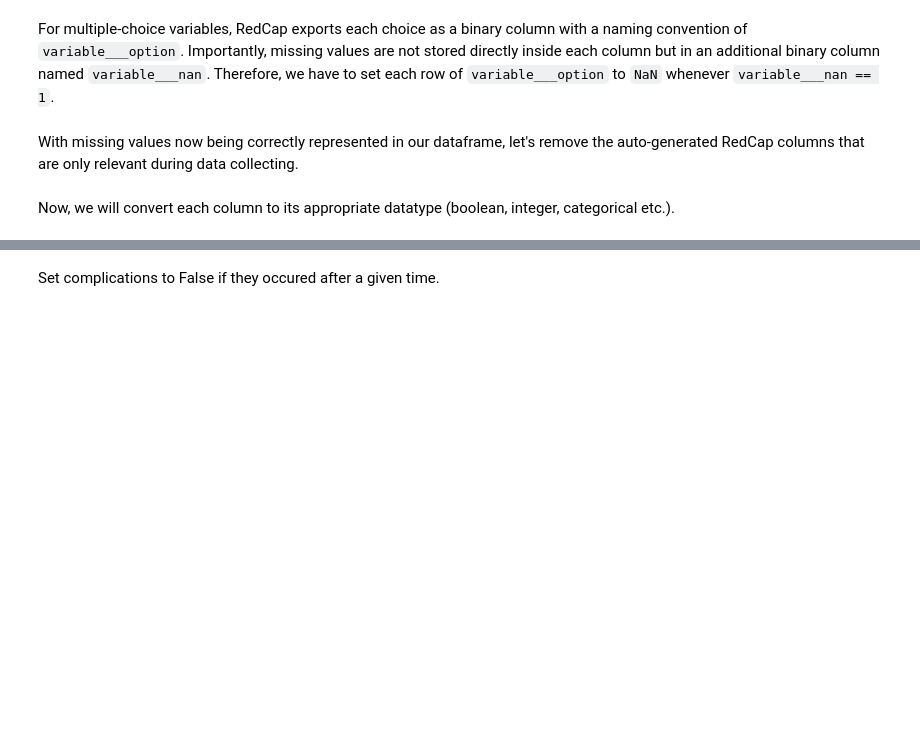
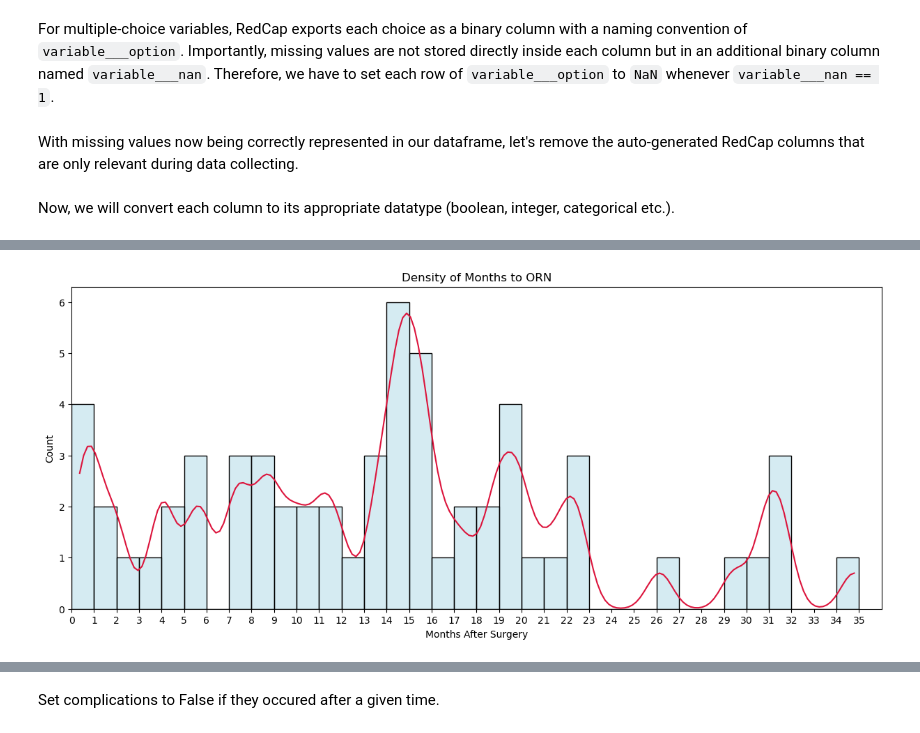
Before and after one commit to philipp-lampert/mymandible, a Jupyter notebook: data_science/01_data_preparation.ipynb, the cells around one changed output, grey strips where cells are left out. Drawn from its saved outputs; the diff is of its cells as text; code cells hidden in the pictures; blank space fills up the shorter version.

```diff
--- a/data_science/01_data_preparation.ipynb
+++ b/data_science/01_data_preparation.ipynb
@@ -82,0 +141,16 @@ for column in df.columns:
+# %%
+orn_mask = ((df['complication___bone_exposure'] & df['radiotherapy___post_surgery']) | df['complication___osteoradionecrosis'])
+days_to_orn_var_names = [
+    'days_to_osteoradionecrosis',
+    'days_to_bone_exposure'
+]
+
+days_to_orn = []
+
+for i, col in enumerate(days_to_orn_var_names):
+    values = df.loc[orn_mask, col].dropna().values.tolist()
+    days_to_orn.extend(values)
+
+make_histogram('Density of Months to ORN', days_to_orn, 0.15)
+# %% [output]
+[figure, added]
```
Also changed, not shown: parts of 20 cells of this notebook, 15 other files.
